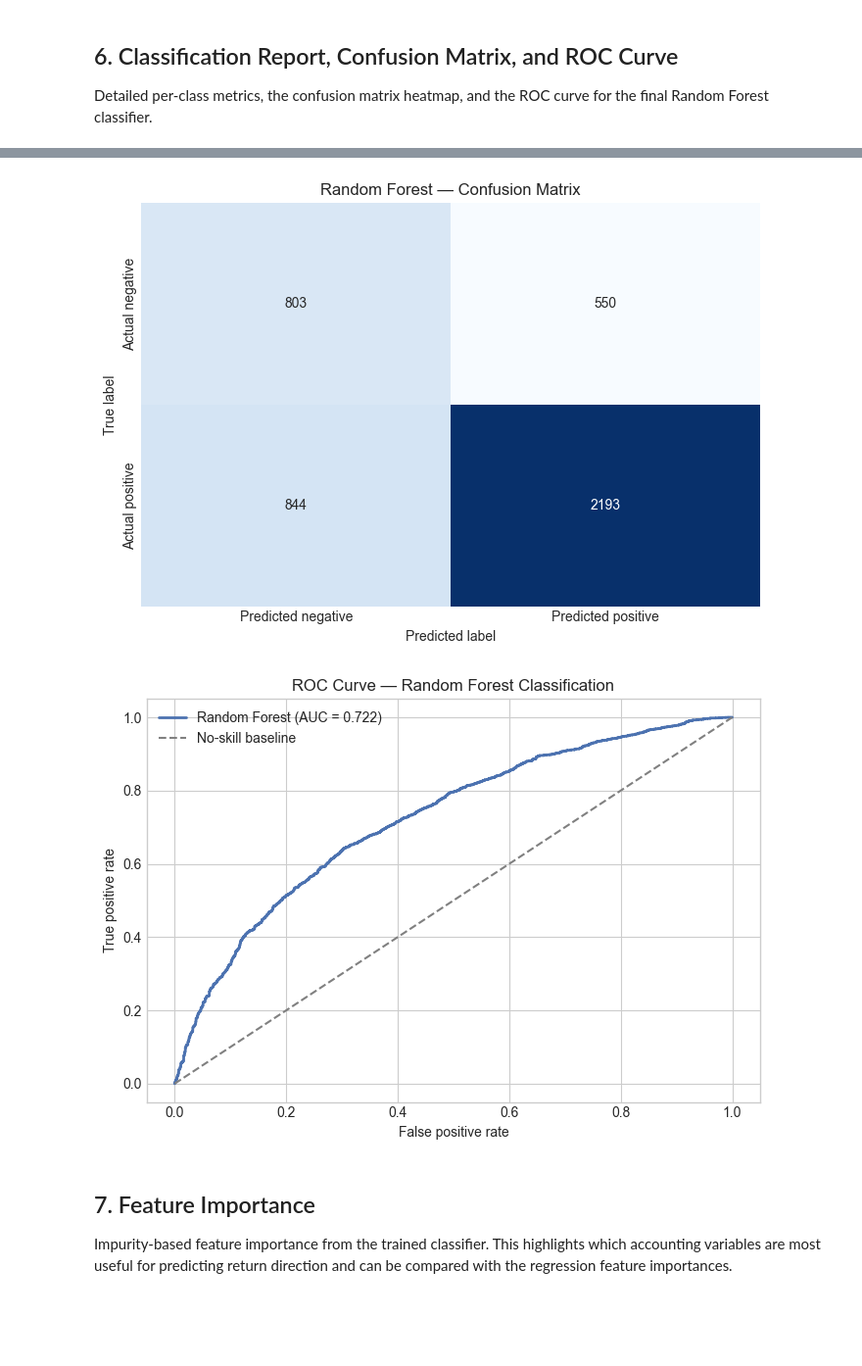
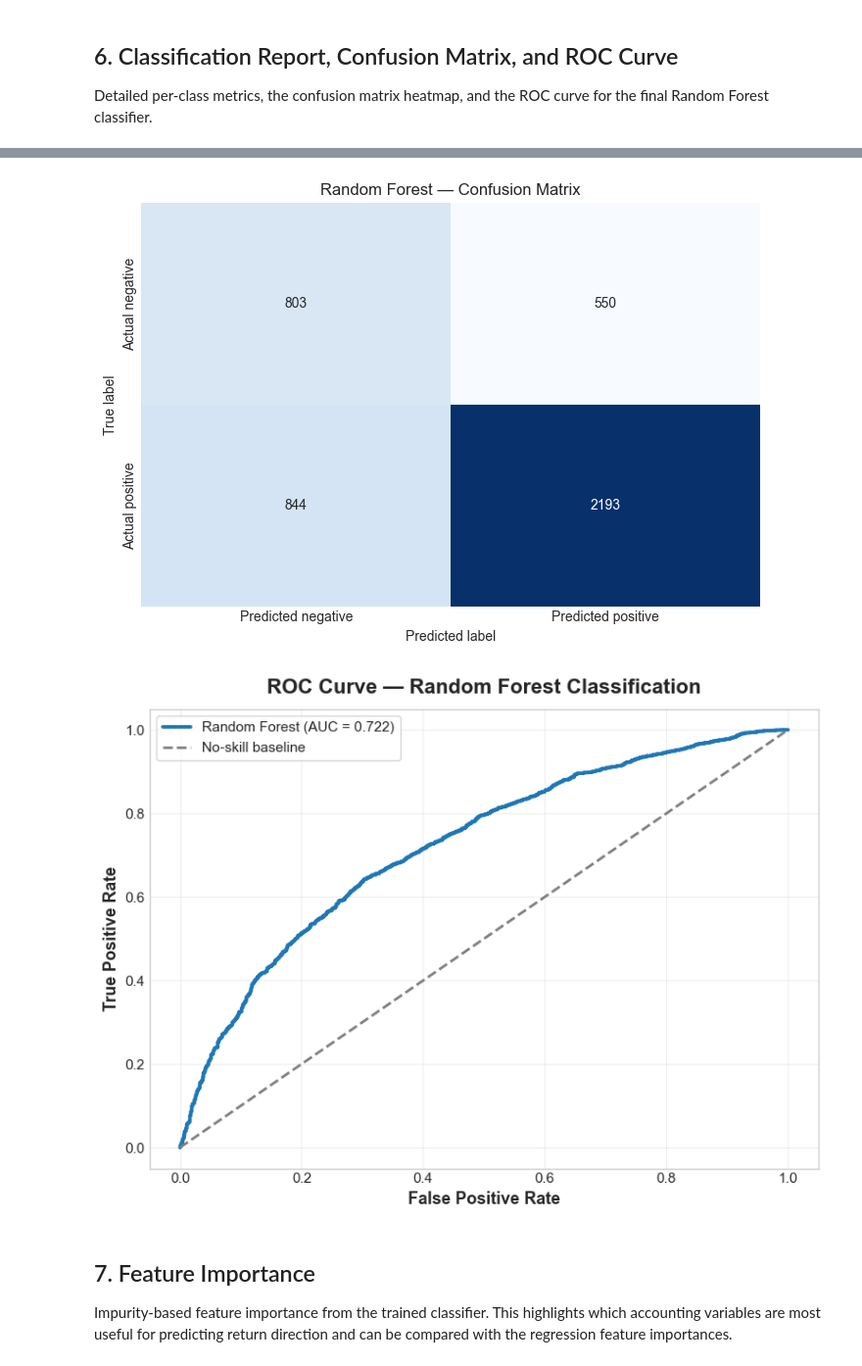
Before and after one commit to ucabeaz/ML_Coursework, a Jupyter notebook: RF Classification.ipynb, the cells around one changed output, grey strips where cells are left out. Shown at 98% size. Saved outputs shown, nothing was run; the diff lists cells and outputs as text; code cells hidden in the pictures; blank space fills up the shorter version.

Commit message:
RF classification Final

```diff
--- a/RF Classification.ipynb
+++ b/RF Classification.ipynb
@@ -258,28 +258,45 @@ Positive return       0.80      0.72      0.76      3037
 # %%
 # Confusion matrix heatmap.
 fig, ax = plt.subplots(figsize=(7, 5))
 sns.heatmap(cm_df, annot=True, fmt='d', cmap='Blues', cbar=False, ax=ax)
 ax.set_title('Random Forest — Confusion Matrix')
 ax.set_xlabel('Predicted label')
 ax.set_ylabel('True label')
 plt.tight_layout()
 plt.show()
 
 # ROC curve.
 fpr, tpr, _ = roc_curve(y_test, rf_prob_positive)
+rf_auc = roc_auc_score(y_test, rf_prob_positive)
 
-fig, ax = plt.subplots(figsize=(7, 5))
-ax.plot(fpr, tpr, label=f'Random Forest (AUC = {roc_auc_score(y_test, rf_prob_positive):.3f})', linewidth=2)
-ax.plot([0, 1], [0, 1], linestyle='--', color='grey', label='No-skill baseline')
-ax.set_title('ROC Curve — Random Forest Classification')
-ax.set_xlabel('False positive rate')
-ax.set_ylabel('True positive rate')
-ax.legend()
+fig, ax = plt.subplots(figsize=(8, 6))
+ax.plot(
+    fpr,
+    tpr,
+    color='#1f77b4',
+    linewidth=2.8,
+    label=f'Random Forest (AUC = {rf_auc:.3f})',
+)
+ax.plot(
+    [0, 1],
+    [0, 1],
+    linestyle='--',
+    color='gray',
+    linewidth=2,
+    label='No-skill baseline',
+)
+ax.set_title('ROC Curve — Random Forest Classification', fontsize=16, fontweight='bold', pad=12)
+ax.set_xlabel('False Positive Rate', fontsize=13, fontweight='bold')
+ax.set_ylabel('True Positive Rate', fontsize=13, fontweight='bold')
+ax.tick_params(axis='both', labelsize=11)
+ax.legend(loc='upper left', fontsize=11, frameon=True)
+ax.grid(True, alpha=0.3)
 plt.tight_layout()
+plt.savefig('rf_roc.png', dpi=300, bbox_inches='tight')
 plt.show()
 # %% [output]
 [figure]
-[figure, old version]
+[figure, new version]
 # %% [markdown]
 ## 7. Feature Importance
 
```
Also changed, not shown: parts of 2 cells of this notebook.
